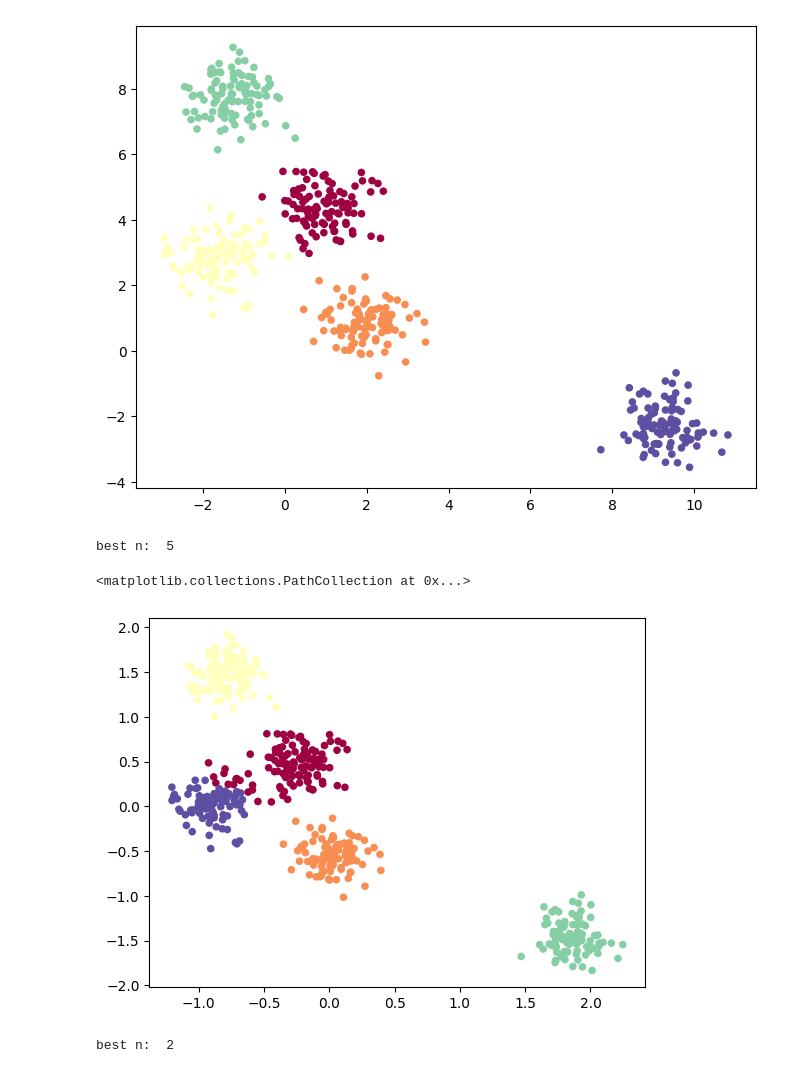
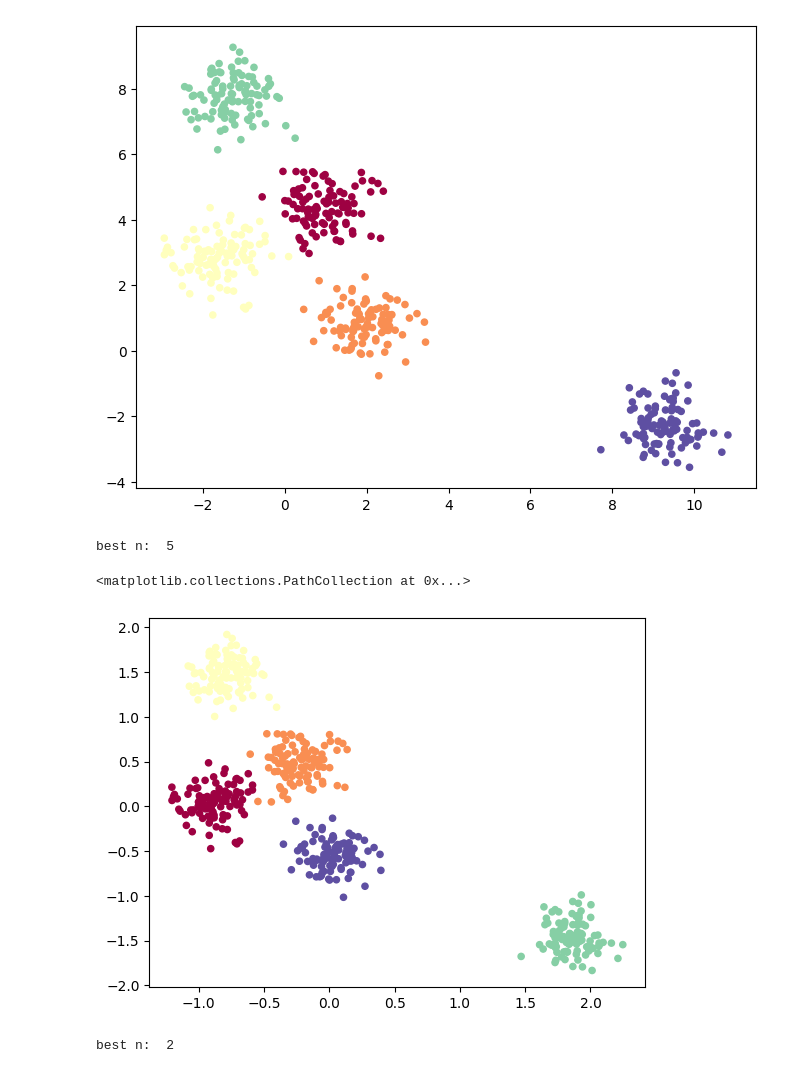
Before and after one commit to qw1ndy/camp_homework, a Jupyter notebook: lesson13_clustering_dbscan/main.ipynb, the cells around one changed output. Drawn from its saved outputs; the diff is of its cells as text; code cells hidden in the pictures.

```diff
--- a/lesson13_clustering_dbscan/main.ipynb
+++ b/lesson13_clustering_dbscan/main.ipynb
@@ -43,16 +43,16 @@ def best_n_clusters(X, linkage_type):
 # %%
 # "Complete" agglomerative clustering
 best_n_comp = best_n_clusters(X_scaled, "complete")
 clf_comp = AgglomerativeClustering(n_clusters=best_n_comp, linkage="complete")
 
-predicted_comp = clf_comp.fit_predict(X)
-sample_silhouette_values = silhouette_samples(X, predicted_comp)
+predicted_comp = clf_comp.fit_predict(X_scaled)
+sample_silhouette_values = silhouette_samples(X_scaled, predicted_comp)
 
 plt.scatter(X_scaled[:,0], X_scaled[:,1], c= colors[predicted_comp], s= 20)
 # %% [output]
 best n:  5
 <matplotlib.collections.PathCollection at 0x...>
-[figure, old version]
+[figure, new version]
 # %%
 #"Single" agglomerative clustering
 best_n_single = best_n_clusters(X_scaled, "single")
```
Also changed, not shown: parts of 2 cells of this notebook.
